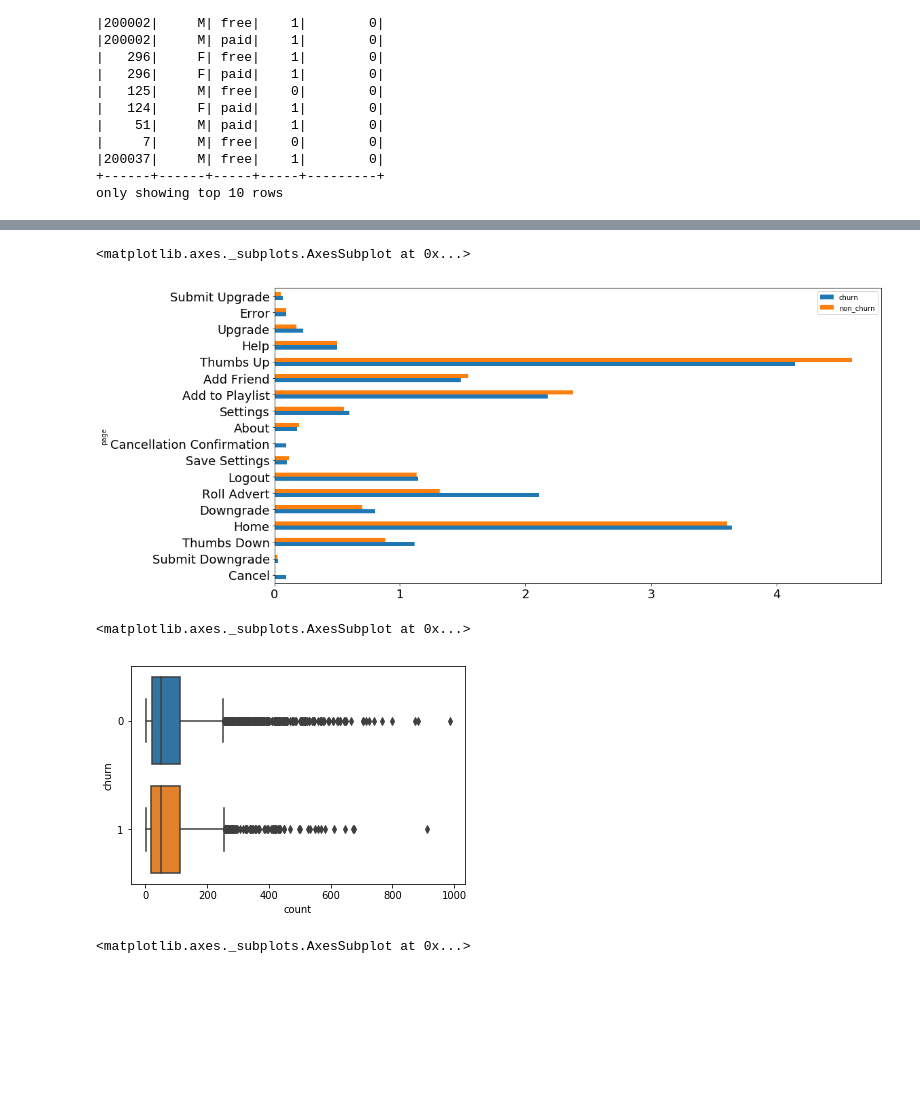
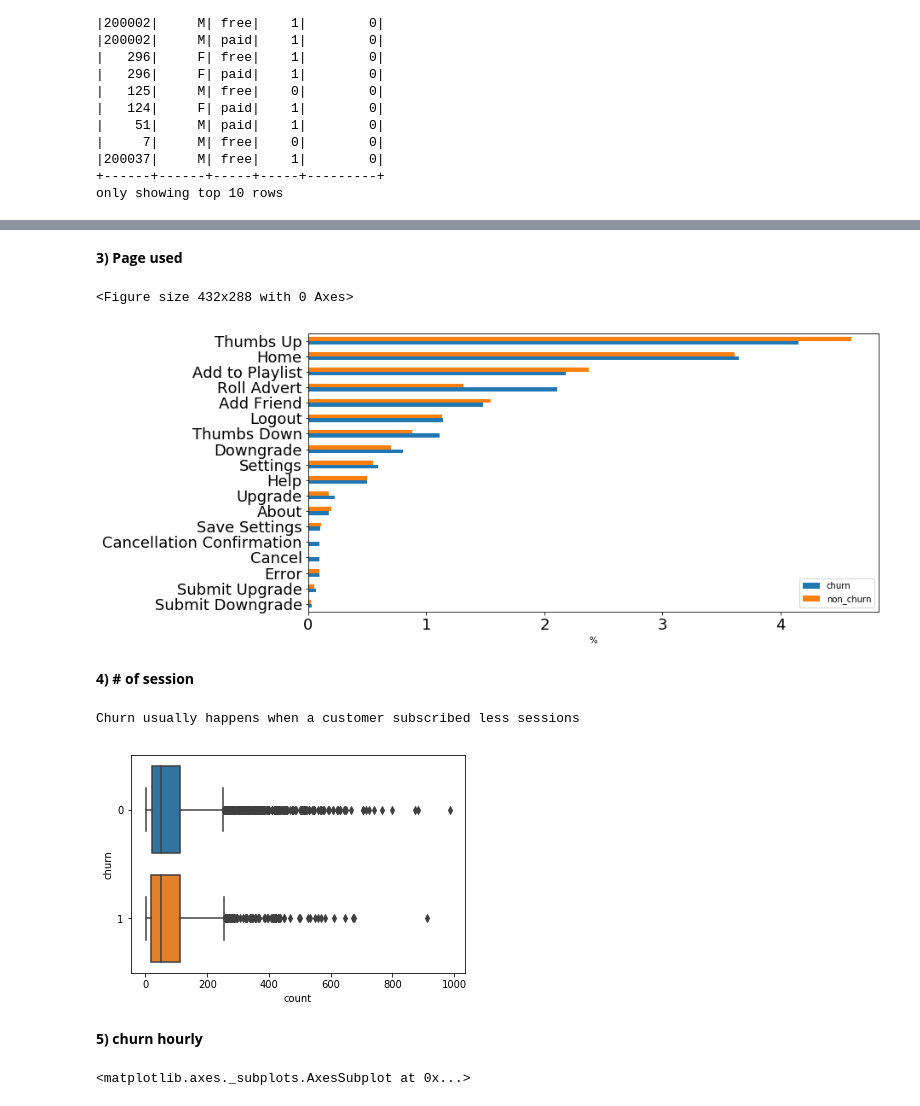
Before and after one commit to cyuancheng/Sparkify, a Jupyter notebook: Sparkify_test.ipynb, the cells around one changed output, grey strips where cells are left out. Saved outputs shown, nothing was run; the diff lists cells and outputs as text; code cells hidden in the pictures; blank space fills up the shorter version.

```diff
--- a/Sparkify_test.ipynb
+++ b/Sparkify_test.ipynb
@@ -367,3 +353,5 @@ sns.despine(ax=ax)
+# %% [markdown]
+**3) Page used**
 # %%
 churn_count = df_clean.filter(df_clean['churn']==1).count()
 no_churn_count = df_clean.filter(df_clean['churn']==0).count()
@@ -379,14 +367,25 @@ df_temp2 = df_clean.filter(df_clean['churn']==0).filter(df_clean['page']!="NextS
 df_temp2 = df_temp2.withColumn("non_churn", df_temp2["count"]/no_churn_count*100).sort("page")
 # %%
 df_pageuse = df_temp1.join(df_temp2, "page", "outer").drop("count").fillna(0).toPandas()
-df_pageuse.plot.barh("page", figsize=(16,8), fontsize=18)
+df_pageuse = df_pageuse.sort_values(by=['churn'], ascending=True)
+plt.figure()
+df_pageuse.plot.barh("page", figsize=(12,6), fontsize=18)
+plt.xlabel('%')
+plt.ylabel('')
+plt.show()
 # %% [output]
-<matplotlib.axes._subplots.AxesSubplot at 0x...>
+<Figure size 432x288 with 0 Axes>
-[figure, old version]
+[figure, new version]
+# %% [markdown]
+**4) # of session**
 # %%
+# churn # of session
 df_pd = df_clean.groupby("churn", "userId", "sessionId").count().toPandas()
 sns.boxplot(x='count', y='churn', orient="h", data=df_pd)
+print('Churn usually happens when a customer subscribed less sessions')
 # %% [output]
-<matplotlib.axes._subplots.AxesSubplot at 0x...>
+Churn usually happens when a customer subscribed less sessions
 [figure]
+# %% [markdown]
+**5) churn hourly**
 # %%
```
Also changed, not shown: parts of 149 cells of this notebook.
